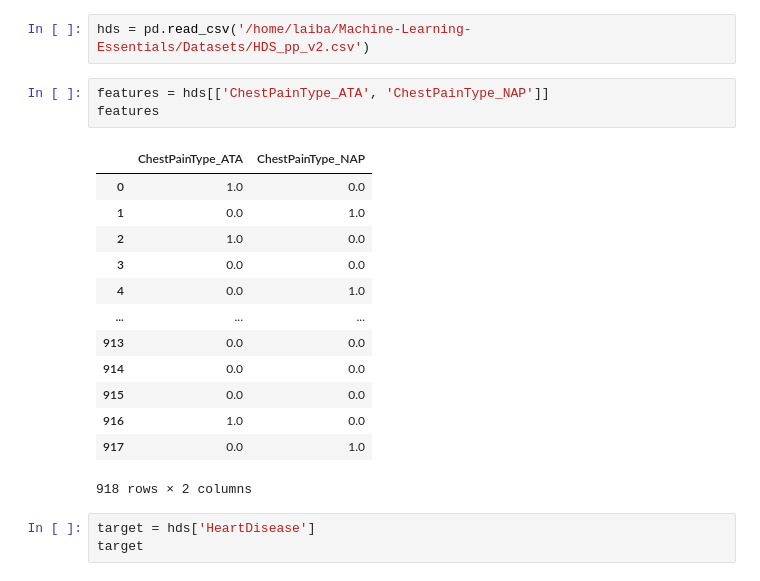
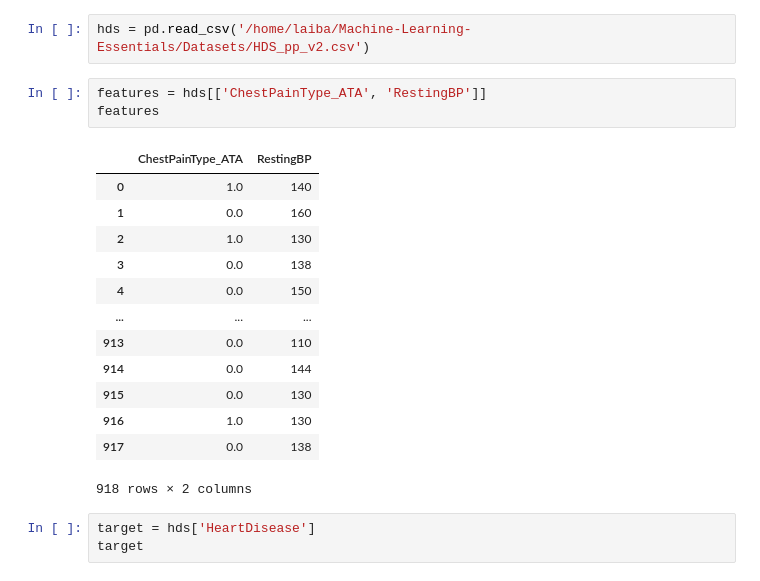
Before and after one commit to Laiba-Iqrar/Machine-Learning-Essentials, a Jupyter notebook: Exercises/SVM/Example1.ipynb, the cells around one changed output. Drawn from its saved outputs; the diff is of its cells as text.

```diff
--- a/Exercises/SVM/Example1.ipynb
+++ b/Exercises/SVM/Example1.ipynb
@@ -12,21 +12,21 @@ from sklearn.metrics import confusion_matrix, classification_report
 # %%
 hds = pd.read_csv('/home/laiba/Machine-Learning-Essentials/Datasets/HDS_pp_v2.csv')
 # %%
-features = hds[['ChestPainType_ATA', 'ChestPainType_NAP']]
+features = hds[['ChestPainType_ATA', 'RestingBP']]
 features
 # %% [output]
-|  | ChestPainType_ATA | ChestPainType_NAP |
-| 0 | 1.0 | 0.0 |
-| 1 | 0.0 | 1.0 |
-| 2 | 1.0 | 0.0 |
-| 3 | 0.0 | 0.0 |
-| 4 | 0.0 | 1.0 |
+|  | ChestPainType_ATA | RestingBP |
+| 0 | 1.0 | 140 |
+| 1 | 0.0 | 160 |
+| 2 | 1.0 | 130 |
+| 3 | 0.0 | 138 |
+| 4 | 0.0 | 150 |
 | ... | ... | ... |
-| 913 | 0.0 | 0.0 |
-| 914 | 0.0 | 0.0 |
-| 915 | 0.0 | 0.0 |
-| 916 | 1.0 | 0.0 |
-| 917 | 0.0 | 1.0 |
+| 913 | 0.0 | 110 |
+| 914 | 0.0 | 144 |
+| 915 | 0.0 | 130 |
+| 916 | 1.0 | 130 |
+| 917 | 0.0 | 138 |
 918 rows × 2 columns
 # %%
 target = hds['HeartDisease']
```
Also changed, not shown: parts of 6 cells of this notebook.
